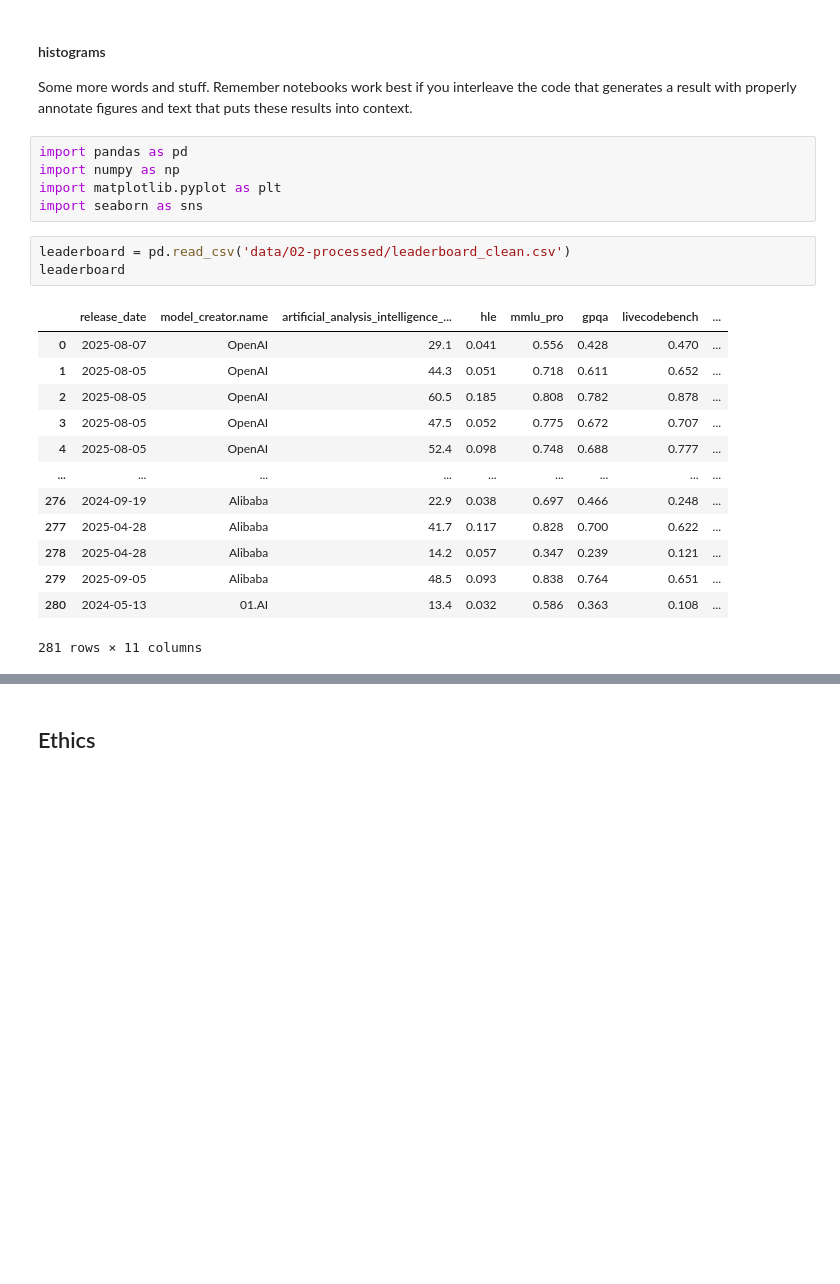
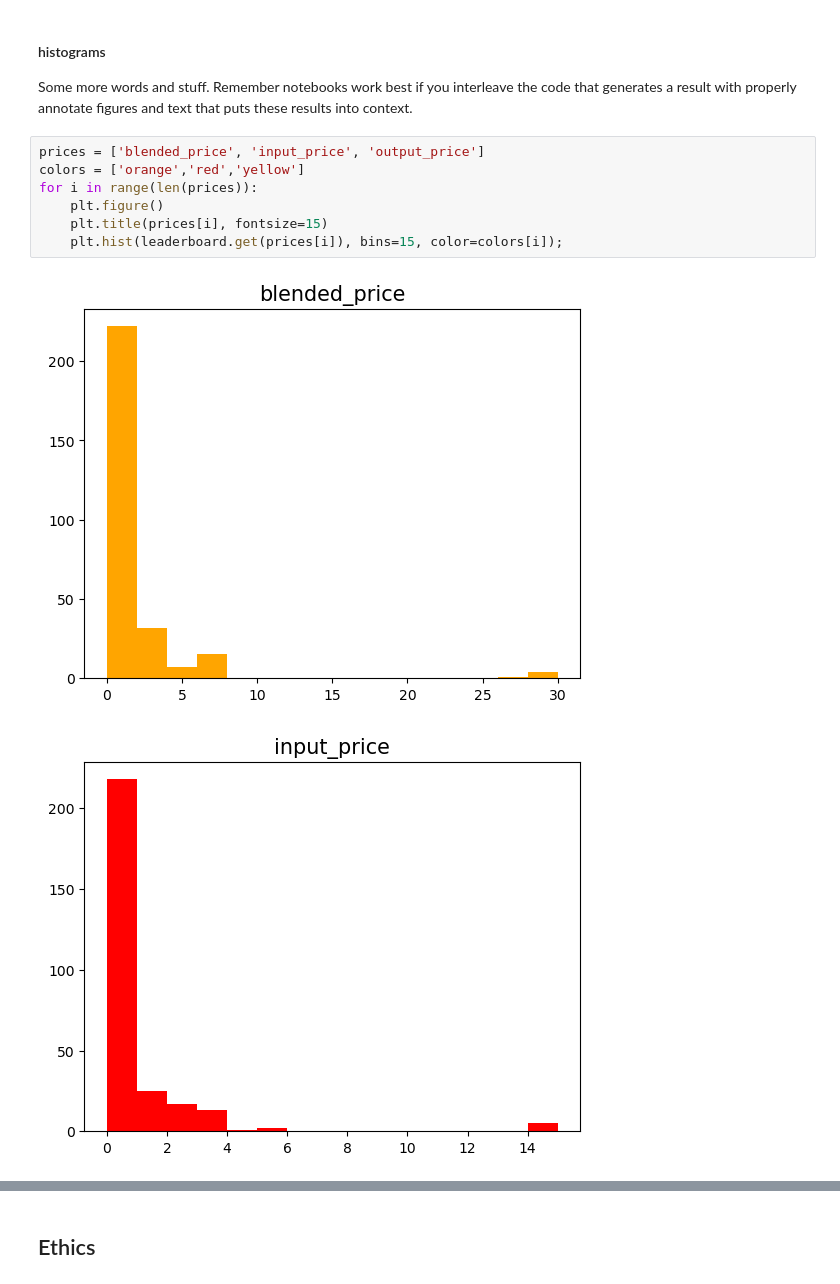
Before and after one commit to JamesDrQ/llm-performance-vs-cost, a Jupyter notebook: 02-EDACheckpoint.ipynb, the cells around one changed output, grey strips where cells are left out. Cells and saved outputs as stored; diff of their text form; blank space fills up the shorter version.

```diff
--- a/02-EDACheckpoint.ipynb
+++ b/02-EDACheckpoint.ipynb
@@ -117,25 +362,13 @@ Please note that you should consider the use of python modules in your work.  An
 #### histograms
 
 Some more words and stuff.  Remember notebooks work best if you interleave the code that generates a result with properly annotate figures and text that puts these results into context.
-# %%
-import pandas as pd
-import numpy as np
-import matplotlib.pyplot as plt
-import seaborn as sns
-# %%
-leaderboard = pd.read_csv('data/02-processed/leaderboard_clean.csv')
-leaderboard
-# %% [output]
-|  | release_date | model_creator.name | artificial_analysis_intelligence_... | hle | mmlu_pro | gpqa | livecodebench | ... |
-| 0 | 2025-08-07 | OpenAI | 29.1 | 0.041 | 0.556 | 0.428 | 0.470 | ... |
-| 1 | 2025-08-05 | OpenAI | 44.3 | 0.051 | 0.718 | 0.611 | 0.652 | ... |
-| 2 | 2025-08-05 | OpenAI | 60.5 | 0.185 | 0.808 | 0.782 | 0.878 | ... |
-| 3 | 2025-08-05 | OpenAI | 47.5 | 0.052 | 0.775 | 0.672 | 0.707 | ... |
-| 4 | 2025-08-05 | OpenAI | 52.4 | 0.098 | 0.748 | 0.688 | 0.777 | ... |
-| ... | ... | ... | ... | ... | ... | ... | ... | ... |
-| 276 | 2024-09-19 | Alibaba | 22.9 | 0.038 | 0.697 | 0.466 | 0.248 | ... |
-| 277 | 2025-04-28 | Alibaba | 41.7 | 0.117 | 0.828 | 0.700 | 0.622 | ... |
-| 278 | 2025-04-28 | Alibaba | 14.2 | 0.057 | 0.347 | 0.239 | 0.121 | ... |
-| 279 | 2025-09-05 | Alibaba | 48.5 | 0.093 | 0.838 | 0.764 | 0.651 | ... |
-| 280 | 2024-05-13 | 01.AI | 13.4 | 0.032 | 0.586 | 0.363 | 0.108 | ... |
-281 rows × 11 columns
+# %%
+prices = ['blended_price', 'input_price', 'output_price']
+colors = ['orange','red','yellow']
+for i in range(len(prices)):
+    plt.figure()
+    plt.title(prices[i], fontsize=15)
+    plt.hist(leaderboard.get(prices[i]), bins=15, color=colors[i]);
+# %% [output]
+[figure, added]
+[figure, added]
```
Also changed, not shown: parts of 63 cells of this notebook.
